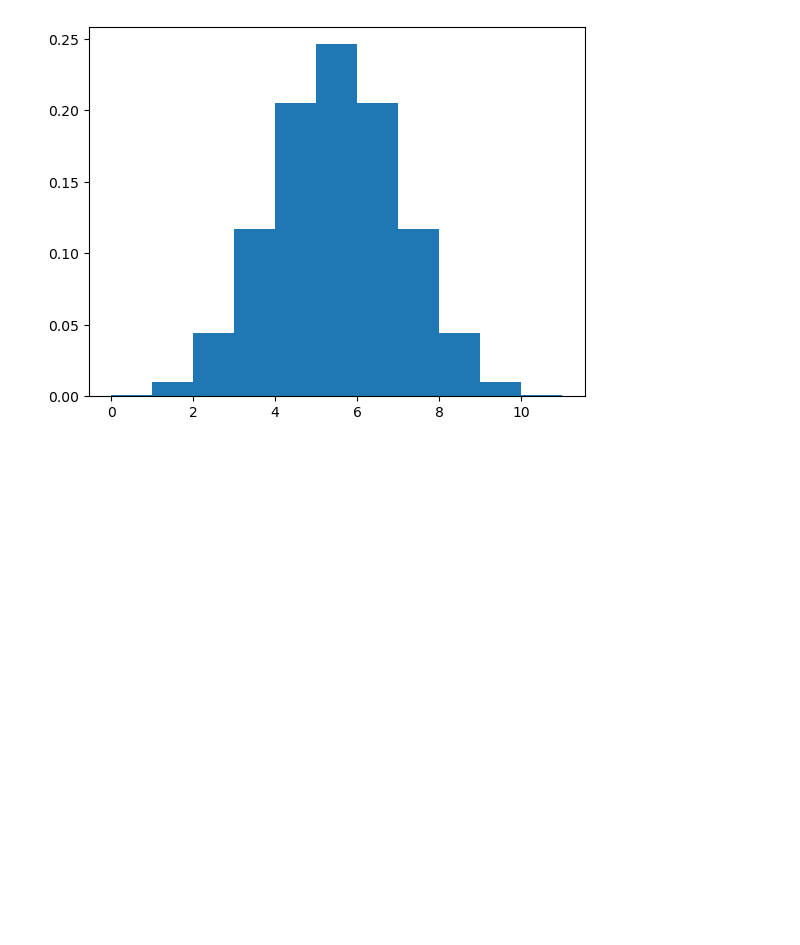
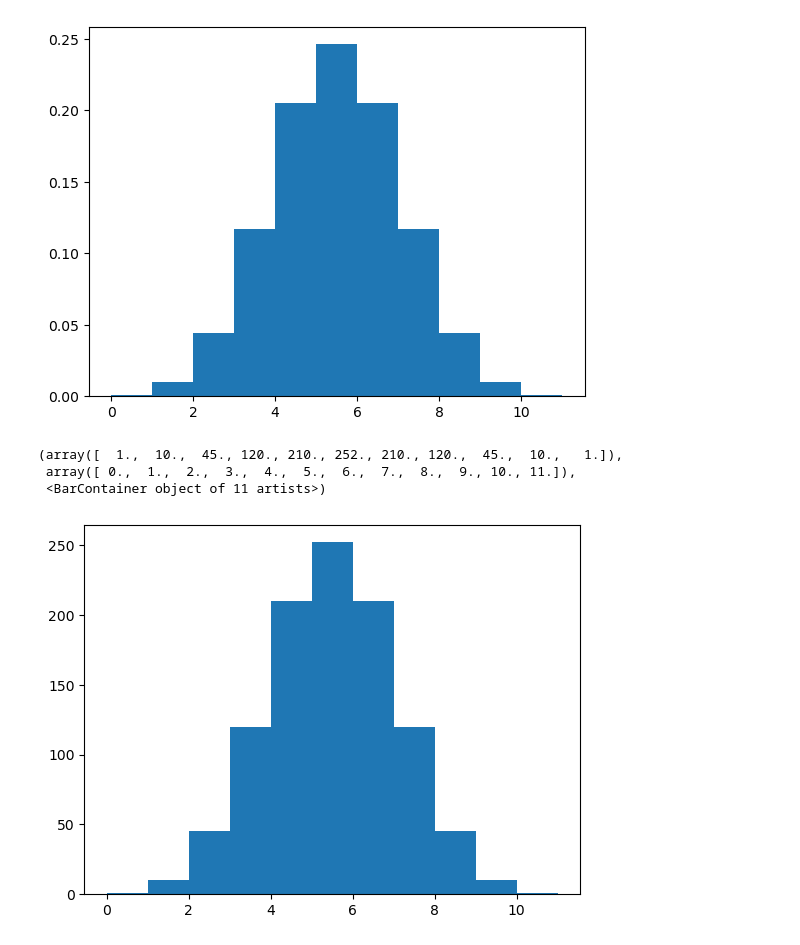
Before and after one commit to MeetPatel89/prob_games, a Jupyter notebook: coin_toss.ipynb, the cells around one changed output. Drawn from its saved outputs; the diff is of its cells as text; code cells hidden in the pictures; blank space fills up the shorter version.

```diff
--- a/coin_toss.ipynb
+++ b/coin_toss.ipynb
@@ -80,3 +80,10 @@ plt.hist(arr, density=True, bins=np.linspace(0, 11, num=12))
  array([ 0.,  1.,  2.,  3.,  4.,  5.,  6.,  7.,  8.,  9., 10., 11.]),
  <BarContainer object of 11 artists>)
 [figure]
+# %%
+plt.hist(arr, bins=np.linspace(0, 11, num=12))
+# %% [output]
+(array([  1.,  10.,  45., 120., 210., 252., 210., 120.,  45.,  10.,   1.]),
+ array([ 0.,  1.,  2.,  3.,  4.,  5.,  6.,  7.,  8.,  9., 10., 11.]),
+ <BarContainer object of 11 artists>)
+[figure, added]
```
